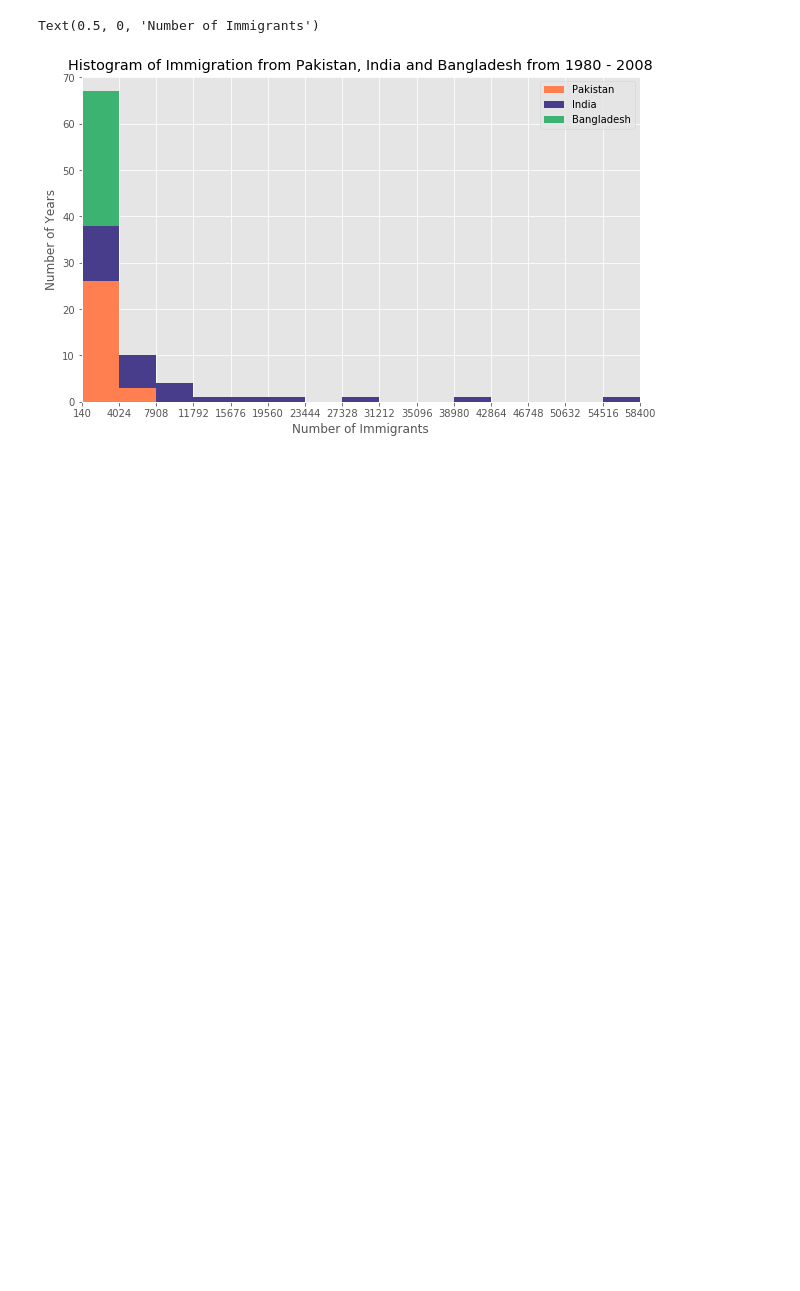
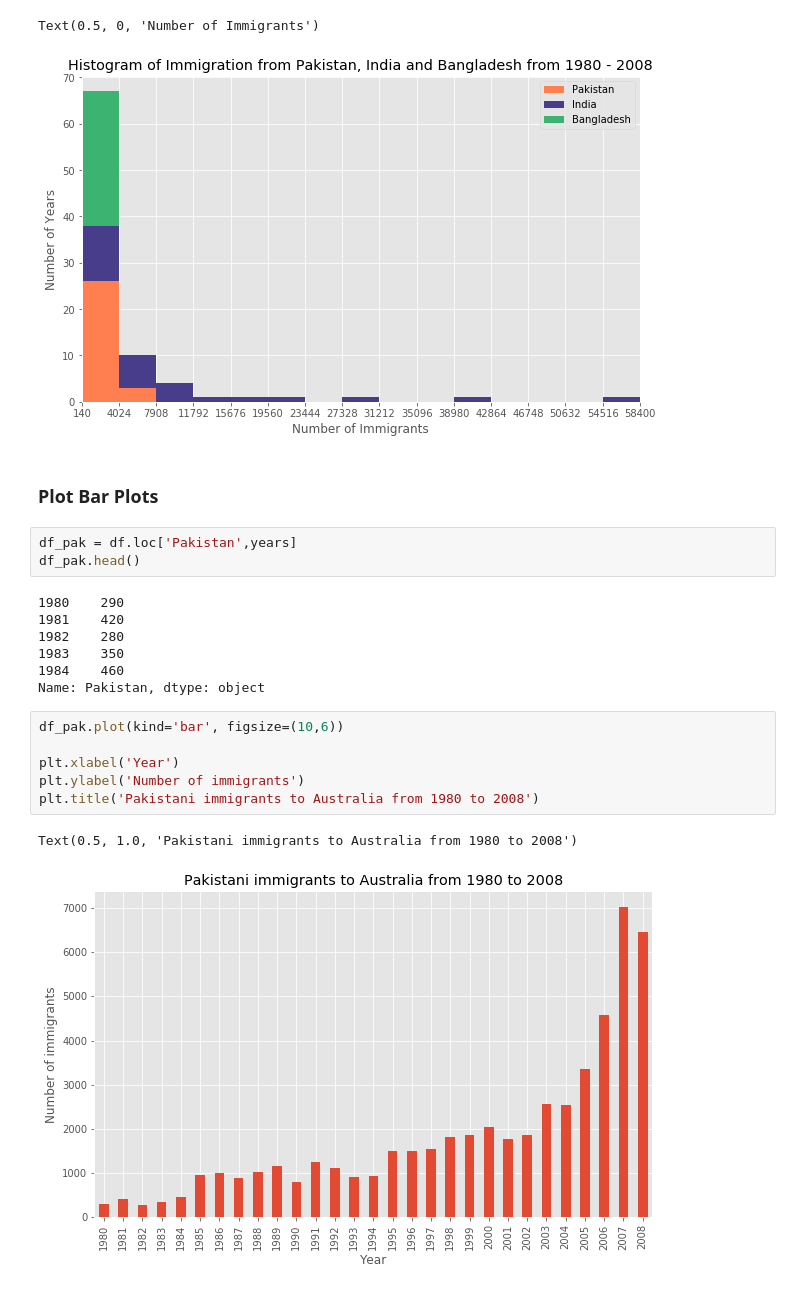
Before and after one commit to AmmaraRazzaq/dataVisualization_with_Python, a Jupyter notebook: Australia_Immigration.ipynb, the cells around one changed output. Saved outputs shown, nothing was run; the diff lists cells and outputs as text; blank space fills up the shorter version.

Commit message:
plot bar plots

```diff
--- a/Australia_Immigration.ipynb
+++ b/Australia_Immigration.ipynb
@@ -407,3 +407,24 @@ plt.xlabel('Number of Immigrants')
 # %% [output]
 Text(0.5, 0, 'Number of Immigrants')
 [figure]
+# %% [markdown]
+### Plot Bar Plots
+# %%
+df_pak = df.loc['Pakistan',years]
+df_pak.head()
+# %% [output]
+1980    290
+1981    420
+1982    280
+1983    350
+1984    460
+Name: Pakistan, dtype: object
+# %%
+df_pak.plot(kind='bar', figsize=(10,6))
+
+plt.xlabel('Year')
+plt.ylabel('Number of immigrants')
+plt.title('Pakistani immigrants to Australia from 1980 to 2008')
+# %% [output]
+Text(0.5, 1.0, 'Pakistani immigrants to Australia from 1980 to 2008')
+[figure, added]
```
